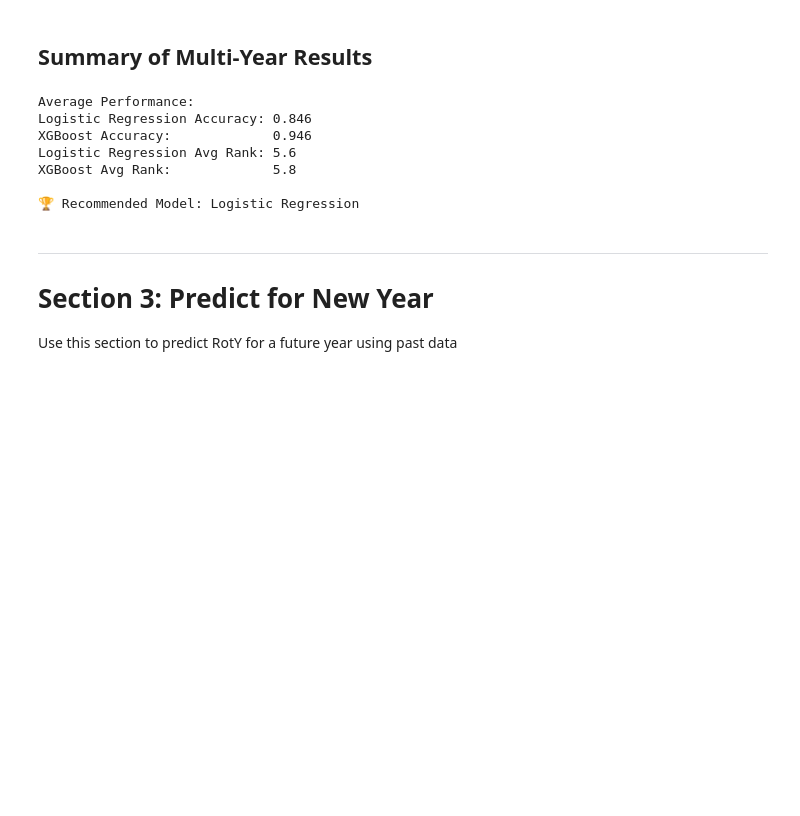
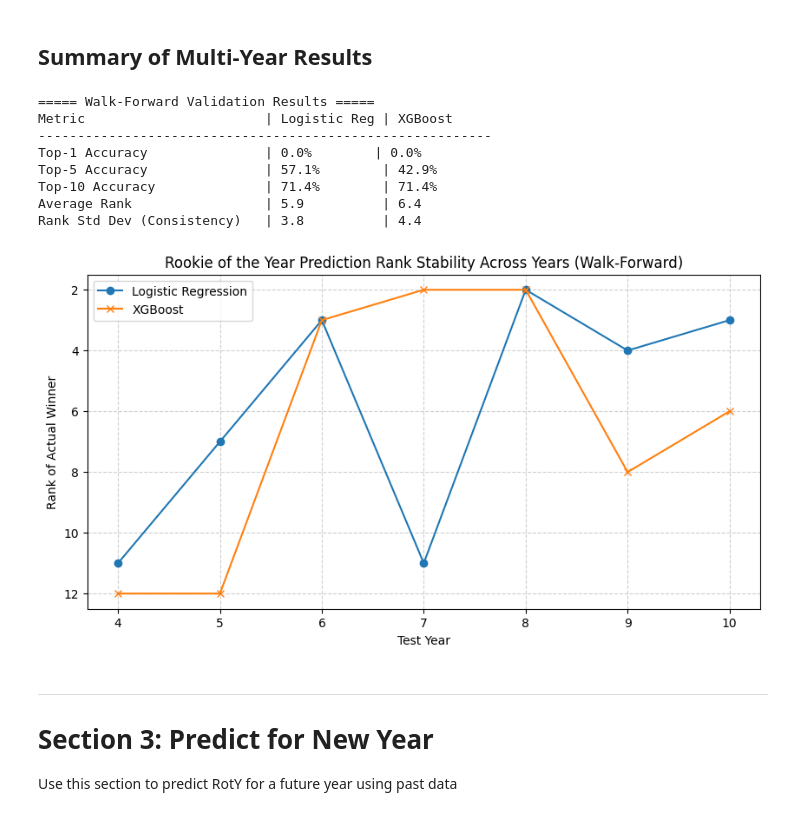
Before and after one commit to FranciscoAlves124/AC, a Jupyter notebook: awards/rookie_award/rookie_award.ipynb, the cells around one changed output. Drawn from its saved outputs; the diff is of its cells as text; code cells hidden in the pictures; blank space fills up the shorter version.

```diff
--- a/awards/rookie_award/rookie_award.ipynb
+++ b/awards/rookie_award/rookie_award.ipynb
@@ -563,22 +581,36 @@ Award Year  LogReg Acc  XGB Acc     LogReg Rank XGB Rank    Winner
 # %%
 results_df = pd.DataFrame(results)
 
-print("\nAverage Performance:")
-print(f"Logistic Regression Accuracy: {results_df['LR_Acc'].mean():.3f}")
-print(f"XGBoost Accuracy:             {results_df['XGB_Acc'].mean():.3f}")
-print(f"Logistic Regression Avg Rank: {results_df['LR_Rank'].mean():.1f}")
-print(f"XGBoost Avg Rank:             {results_df['XGB_Rank'].mean():.1f}")
+print("\n===== Walk-Forward Validation Results =====")
+print("Metric                       | Logistic Reg | XGBoost")
+print("----------------------------------------------------------")
+print(f"Top-1 Accuracy               | {results_df['LR_Top1'].mean():.1%}        | {results_df['XGB_Top1'].mean():.1%}")
+print(f"Top-5 Accuracy               | {results_df['LR_Top5'].mean():.1%}        | {results_df['XGB_Top5'].mean():.1%}")
+print(f"Top-10 Accuracy              | {results_df['LR_Top10'].mean():.1%}        | {results_df['XGB_Top10'].mean():.1%}")
+print(f"Average Rank                 | {results_df['LR_Rank'].mean():.1f}          | {results_df['XGB_Rank'].mean():.1f}")
+print(f"Rank Std Dev (Consistency)   | {results_df['LR_Rank'].std():.1f}          | {results_df['XGB_Rank'].std():.1f}")
 
-best_model = "Logistic Regression" if results_df['LR_Rank'].mean() < results_df['XGB_Rank'].mean() else "XGBoost"
-print(f"\n🏆 Recommended Model: {best_model}")
+# Plot Rank Variation
+plt.figure(figsize=(10, 5))
+plt.plot(results_df['Test_Year'], results_df['LR_Rank'], marker='o', label='Logistic Regression')
+plt.plot(results_df['Test_Year'], results_df['XGB_Rank'], marker='x', label='XGBoost')
+plt.gca().invert_yaxis()  # Rank 1 is at top
+plt.title('Rookie of the Year Prediction Rank Stability Across Years (Walk-Forward)')
+plt.ylabel('Rank of Actual Winner')
+plt.xlabel('Test Year')
+plt.legend()
+plt.grid(True, linestyle='--', alpha=0.6)
+plt.show()
 # %% [output]
-Average Performance:
-Logistic Regression Accuracy: 0.846
-XGBoost Accuracy:             0.946
-Logistic Regression Avg Rank: 5.6
-XGBoost Avg Rank:             5.8
-
-🏆 Recommended Model: Logistic Regression
+===== Walk-Forward Validation Results =====
+Metric                       | Logistic Reg | XGBoost
+----------------------------------------------------------
+Top-1 Accuracy               | 0.0%        | 0.0%
+Top-5 Accuracy               | 57.1%        | 42.9%
+Top-10 Accuracy              | 71.4%        | 71.4%
+Average Rank                 | 5.9          | 6.4
+Rank Std Dev (Consistency)   | 3.8          | 4.4
+[figure, added]
 # %% [markdown]
 ---
 # Section 3: Predict for New Year
```
Also changed, not shown: parts of 1 cell of this notebook, 3 other files.
